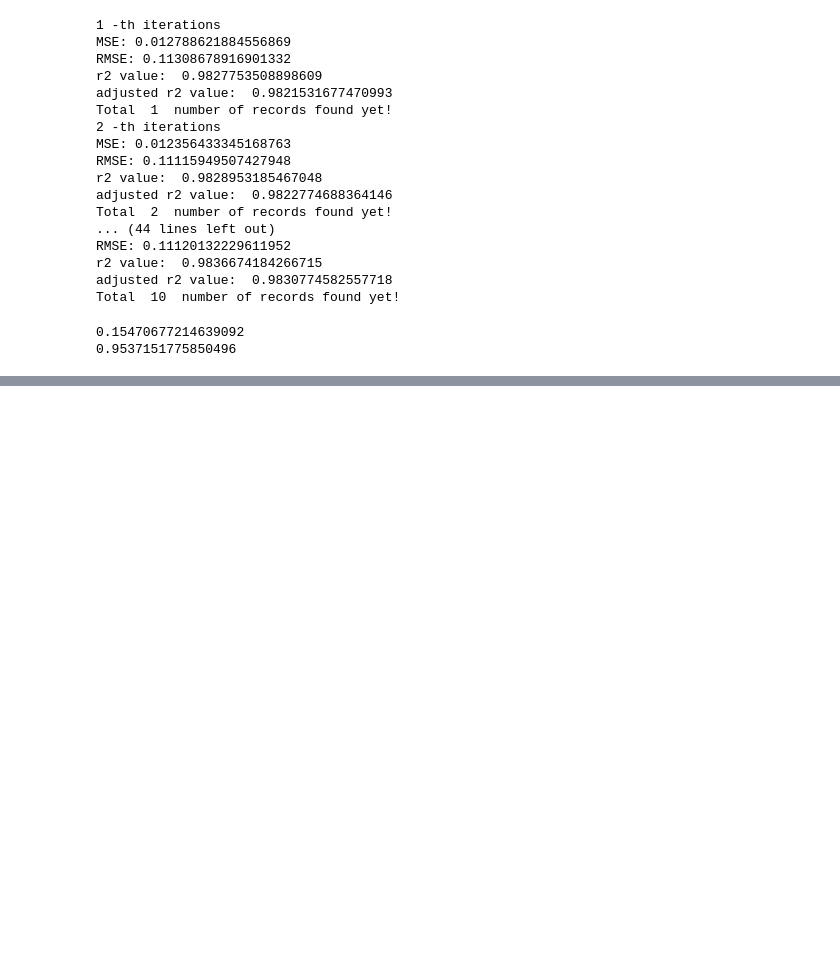
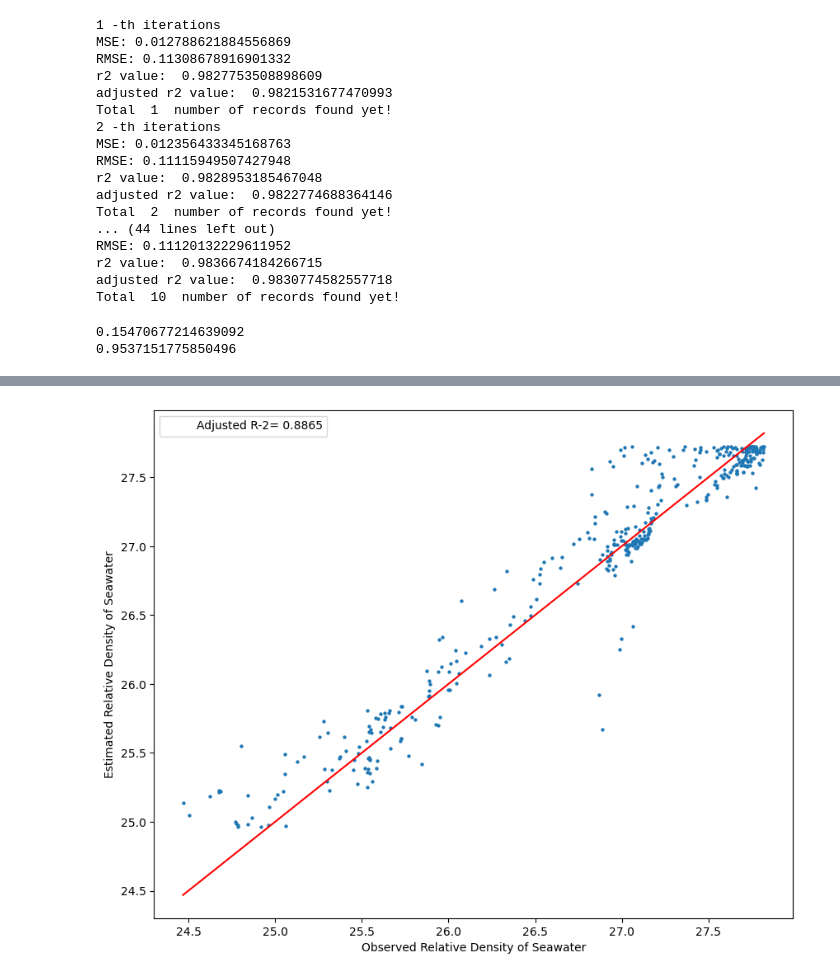
Before and after one commit to asif-saad/Analysis-of-Ocean-Climate, a Jupyter notebook: main_Sigma.ipynb, the cells around one changed output, grey strips where cells are left out. Drawn from its saved outputs; the diff is of its cells as text; code cells hidden in the pictures; blank space fills up the shorter version.

```diff
--- a/main_Sigma.ipynb
+++ b/main_Sigma.ipynb
@@ -18,7 +18,7 @@ from sklearn.preprocessing import MinMaxScaler
 import random
 # %%
 # reading the final dataset
-data=pd.read_csv('merged.csv',low_memory=False)
+data=pd.read_csv('dataset/merged.csv',low_memory=False)
 # %%
 # columns that are needed to be converted
 
@@ -1396,0 +1116,56 @@ while a=6 and b=27
+# %%
+mat=np.array([list((val.corr()['Sigma_theta_kg_m_pow_minus_3']).drop('Sigma_theta_kg_m_pow_minus_3').values)]).T
+
+sigma=float(input("paramter for sigma: "))
+c=float(input("paramter for C: "))
+
+while(True):
+    train,test = train_test_split(val,
+                                random_state=random.randint(0,10000000),
+                                test_size=0.03,
+                                train_size=0.4)
+
+    # predicting ph
+
+    # training data
+    x_train=train.drop(['Sigma_theta_kg_m_pow_minus_3'],axis=1)
+    y_train=train['Sigma_theta_kg_m_pow_minus_3']
+    #test data
+    x_test=test.drop(['Sigma_theta_kg_m_pow_minus_3'],axis=1)
+    y_test=test['Sigma_theta_kg_m_pow_minus_3']
+
+
+    # converting target column on both test and training set into frame
+
+    y_test=y_test.to_frame()
+    y_train=y_train.to_frame()
+
+    # initiating the scaling instances
+
+    sc_x=StandardScaler()
+    sc_y=StandardScaler()
+
+    # fitting the training and testing data to the scaling instances
+    x_train1=sc_x.fit_transform(x_train)
+    y_train1=sc_y.fit_transform(y_train)
+    x_test1=sc_x.fit_transform(x_test)
+
+
+    val1=RBF_matmul(x_train1,y_train1,x_test1,y_test,sigma,c,mat)
+    if(val1[0]!=-1):
+        y_pred=val1
+        break
+
+
+plt.figure(figsize=(10,8))
+plt.scatter(list(y_test['Sigma_theta_kg_m_pow_minus_3']),y_pred,s=18,marker='.')
+plt.plot([min(min(y_test['Sigma_theta_kg_m_pow_minus_3']),float(min(y_pred))),max(max(y_test['Sigma_theta_kg_m_pow_minus_3']),float(max(y_pred)))],
+         [min(min(y_test['Sigma_theta_kg_m_pow_minus_3']),float(min(y_pred))),max(max(y_test['Sigma_theta_kg_m_pow_minus_3']),float(max(y_pred)))],
+         color='r')
+plt.scatter([],[],label="Adjusted R-2= 0.8865",alpha=0)
+plt.xlabel("Observed Relative Density of Seawater")
+plt.ylabel("Estimated Relative Density of Seawater")
+plt.legend()
+plt.show()
+# %% [output]
+[figure, added]
```
Also changed, not shown: parts of 10 cells of this notebook, 2 other files.
